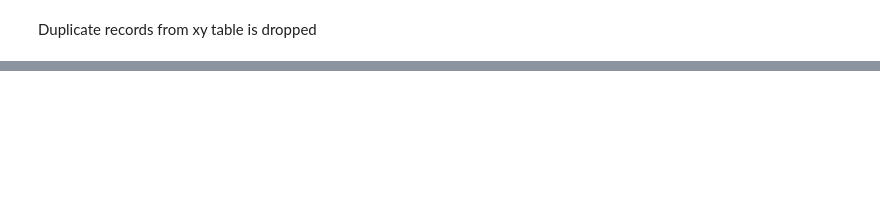
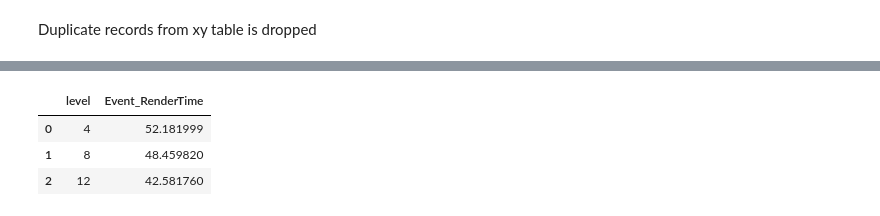
Before and after one commit to GowdhamR07/Cloud-Computing-20403421, a Jupyter notebook: Cloud Computing_RG.ipynb, the cells around one changed output, grey strips where cells are left out. Cells and saved outputs as stored; diff of their text form; code cells hidden in the pictures; blank space fills up the shorter version.

```diff
--- a/Cloud Computing_RG.ipynb
+++ b/Cloud Computing_RG.ipynb
@@ -396,0 +575,7 @@ The heatmap for Event Render Time for each coordinate of the rendered tile for l
+# %%
+Level_RT
+# %% [output]
+|  | level | Event_RenderTime |
+| 0 | 4 | 52.181999 |
+| 1 | 8 | 48.459820 |
+| 2 | 12 | 42.581760 |
```
Also changed, not shown: parts of 81 cells of this notebook, 5 other files.
